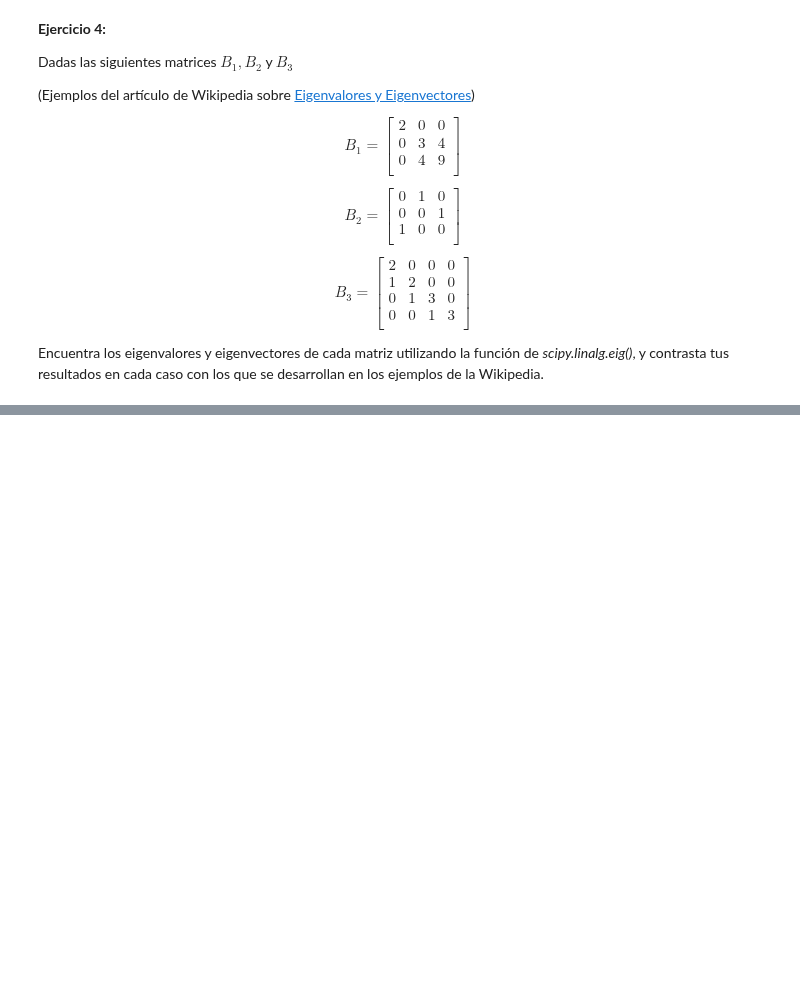
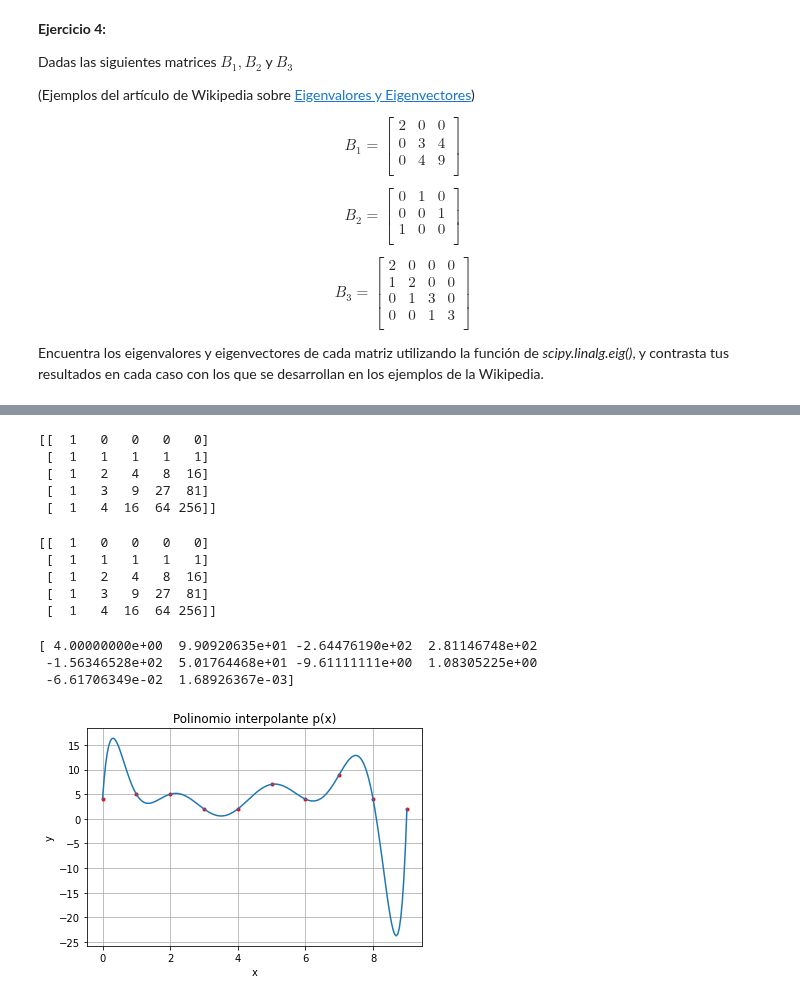
Before and after one commit to carloslizarragac/FisicaComputacional1, a Jupyter notebook: Actividad7.ipynb, the cells around one changed output, grey strips where cells are left out. Drawn from its saved outputs; the diff is of its cells as text; code cells hidden in the pictures; blank space fills up the shorter version.

```diff
--- a/Actividad7.ipynb
+++ b/Actividad7.ipynb
@@ -826,0 +948,43 @@ Encuentra los eigenvalores y eigenvectores de cada matriz utilizando la función
+# %%
+# Creamos la matriz de Vandemonde, e imprimimos los primeros 5 renglones y columnas
+X = np.column_stack([x**k for k in range(0,N)])
+print(X[:5,:5])
+# %% [output]
+[[  1   0   0   0   0]
+ [  1   1   1   1   1]
+ [  1   2   4   8  16]
+ [  1   3   9  27  81]
+ [  1   4  16  64 256]]
+# %%
+# La biblioteca Numpy tambien tiene una función para crear la matriz de Vandermonde
+X = np.vander(x,increasing=True)
+# Sólo imprimimos los primeros 5 renglones y columnas.
+print(X[:5,:5])
+# %% [output]
+[[  1   0   0   0   0]
+ [  1   1   1   1   1]
+ [  1   2   4   8  16]
+ [  1   3   9  27  81]
+ [  1   4  16  64 256]]
+# %%
+# Usamos la función de scipy.linalg.solve(), para encontrar los 10 coeficientes
+# de la ecuación lineal Xa=y
+a = la.solve(X,y)
+print(a)
+# %% [output]
+[ 4.00000000e+00  9.90920635e+01 -2.64476190e+02  2.81146748e+02
+ -1.56346528e+02  5.01764468e+01 -9.61111111e+00  1.08305225e+00
+ -6.61706349e-02  1.68926367e-03]
+# %%
+# Graficamos el polinomio interpolante y los puntos interpolados
+# Los puntos interpolados en rojo ('r.')
+xs = np.linspace(0,N-1,200)
+ys = sum([a[k]*xs**k for k in range(0,N)])
+plt.plot(x,y,'r.',xs,ys)
+plt.grid()
+plt.title('Polinomio interpolante p(x)')
+plt.xlabel('x')
+plt.ylabel('y')
+plt.show()
+# %% [output]
+[figure, added]
```
Also changed, not shown: parts of 24 cells of this notebook.
